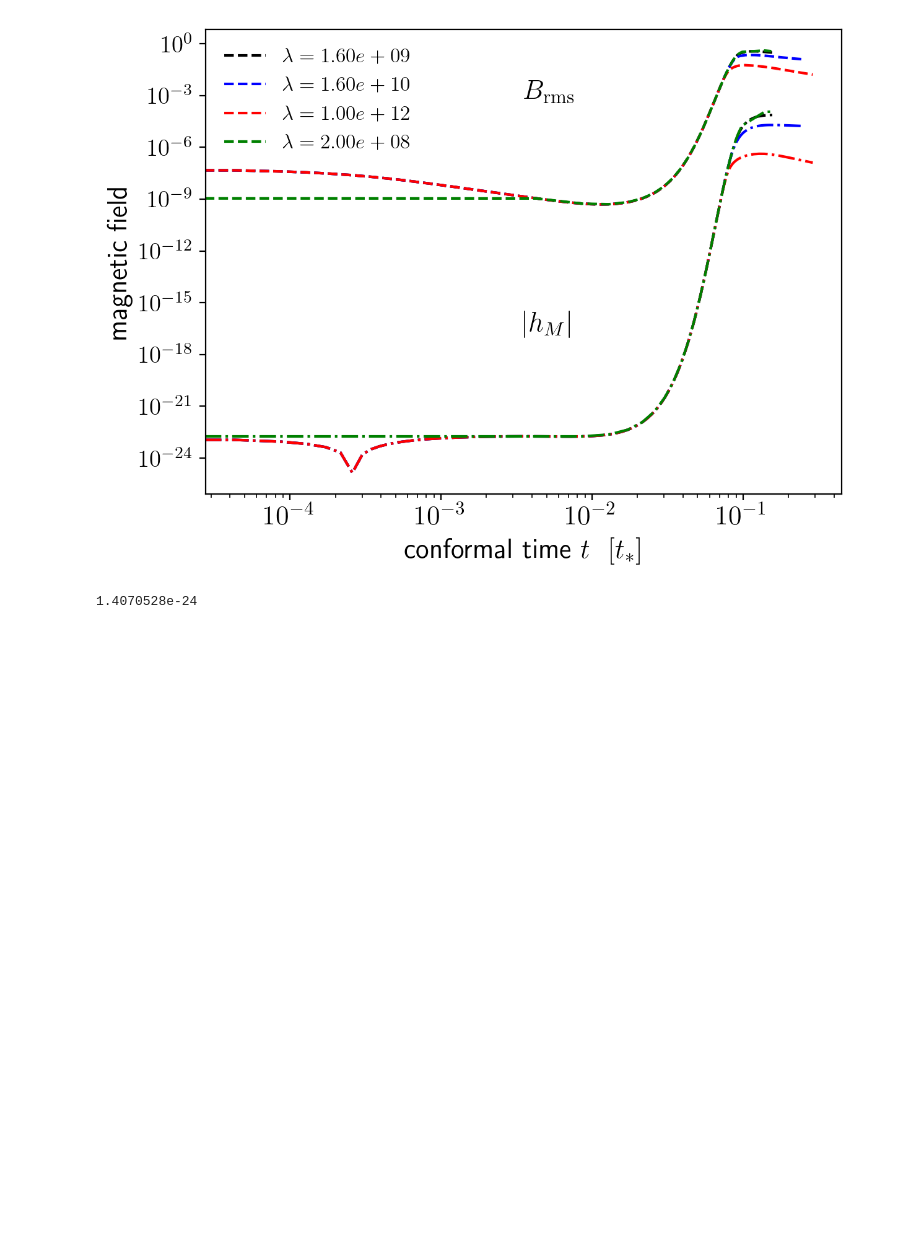
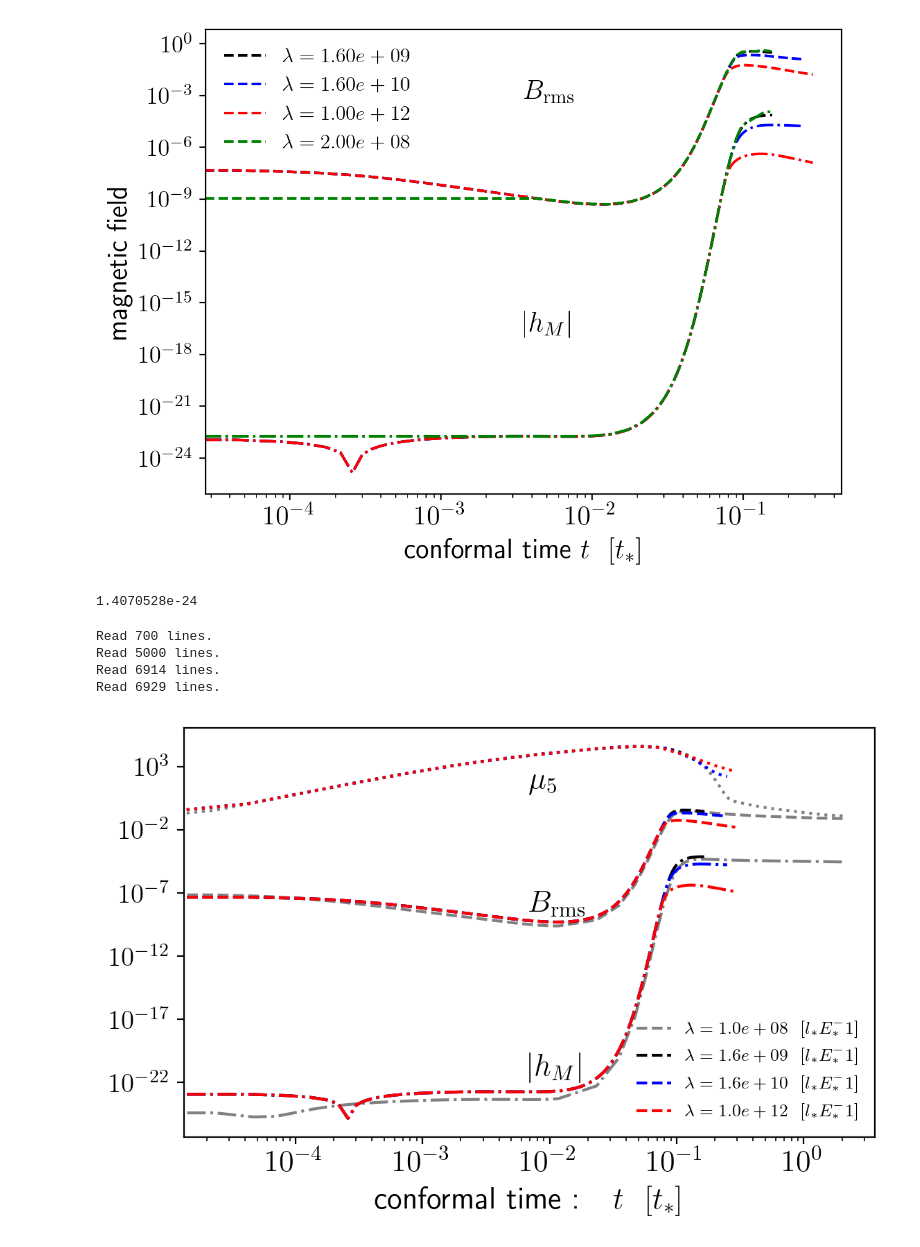
Before and after one commit to shturman99/CME, a Jupyter notebook: CME_pipeline_notebook.ipynb, the cells around one changed output. Saved outputs shown, nothing was run; the diff lists cells and outputs as text; code cells hidden in the pictures; blank space fills up the shorter version.

Commit message:
small visual modifications to draft

```diff
--- a/CME_pipeline_notebook.ipynb
+++ b/CME_pipeline_notebook.ipynb
@@ -11,9 +10,9 @@ Warning: Module required for pipelines not found. No module named 'flatdict'
 # %%
 cfg = Config()
 
-cfg.make_anim_hel = True
-cfg.make_anim_mag = True
-cfg.make_anim_hel_frac = True
+cfg.make_anim_hel = False
+cfg.make_anim_mag = False
+cfg.make_anim_hel_frac = False
 # %%
 sims = discover_sims(cfg.ROOT)
 [s.name for s in sims]   # type: ignore
@@ -165,3 +162,71 @@ h_filal = h * ELm2 * G2d2 ## Gev/cm^3 Mpc a_0^3
 print(h_filal)
 # %% [output]
 1.4070528e-24
+# %%
+colors = ["black", "blue", "red", "green", "orange", "purple"]
+color_cycle = itertools.cycle(colors)
+
+lambda_to_color = {}
+
+for sim in sims:
+    if sim.name.startswith("256") and not any(x in sim.name for x in ["4e8", "8e8"]):
+        pars = pc.read.param(datadir=sim.datadir, param2=True)
+        lam = getattr(pars, "lambda5", None)
+        if lam is not None and lam not in lambda_to_color:
+            lambda_to_color[lam] = next(color_cycle)
+# %%
+# One combined figure in the "Brms" style, but with multiple runs
+fig, ax = plt.subplots(figsize=(6, 4))
+
+handles, labels = [], []
+
+for sim in sims:
+    # same filtering you had
+    if sim.name == "1024_gamma3_new_source7_k200b":
+        pass
+    elif (not sim.name.startswith("256")) or any(x in sim.name for x in ["4e8", "8e8", "2e8"]):
+        continue
+
+    ts   = pc.read.ts(datadir=sim.datadir)
+    pars = pc.read.param(datadir=sim.datadir, param2=True)
+    lam  = getattr(pars, "lambda5", None)
+
+    if lam is None:
+        continue
+
+    color = lambda_to_color.get(lam, "gray")
+
+    t    = np.asarray(ts.t) - cfg.t_offset
+    brms = np.asarray(ts.brms)
+    hel  = np.asarray(ts.abm)
+    mu5 = np.asarray(ts.mu5m)
+
+    # Match pipeline styles: Brms dashed, |h_M| dash-dot
+    hB, = ax.loglog(t, np.abs(brms), "--", color=color,
+                    label=rf"$\lambda = {lam:.2e}$")
+    ax.loglog(t, np.abs(hel), "-.", color=color)
+    ax.loglog(t, np.abs(mu5), ":", color=color,label = rf"$\lambda = {lam:.2e} ~~ [l_*E_*^{-1}]$")
+    handles.append(hB)
+    labels.append(rf"$\lambda = {lam:.1e}~~ [l_*E_*^{-1}]$")
+
+# Axis labels identical to plot_ts_brms_and_hel
+ax.set_xlabel(r"conformal time :~~ $t~~ [t_*]$")
+
+ax.legend(handles, labels, frameon=False, loc="lower right", fontsize=12)
+
+
+# Optional annotations like in your custom figure:
+ax.text(0.5, 0.55, r"$B_{\mathrm{rms}}$", transform=ax.transAxes)
+ax.text(0.5, 0.15, r"$|h_M|$",       transform=ax.transAxes)
+ax.text(0.5, 0.85, r"$\mu_5$",       transform=ax.transAxes)
+
+
+
+plt.tight_layout()
+plt.show()
+# %% [output]
+Read 700 lines.
+Read 5000 lines.
+Read 6914 lines.
+Read 6929 lines.
+[figure, added]
```
Also changed, not shown: parts of 4 cells of this notebook, 1 other file.
